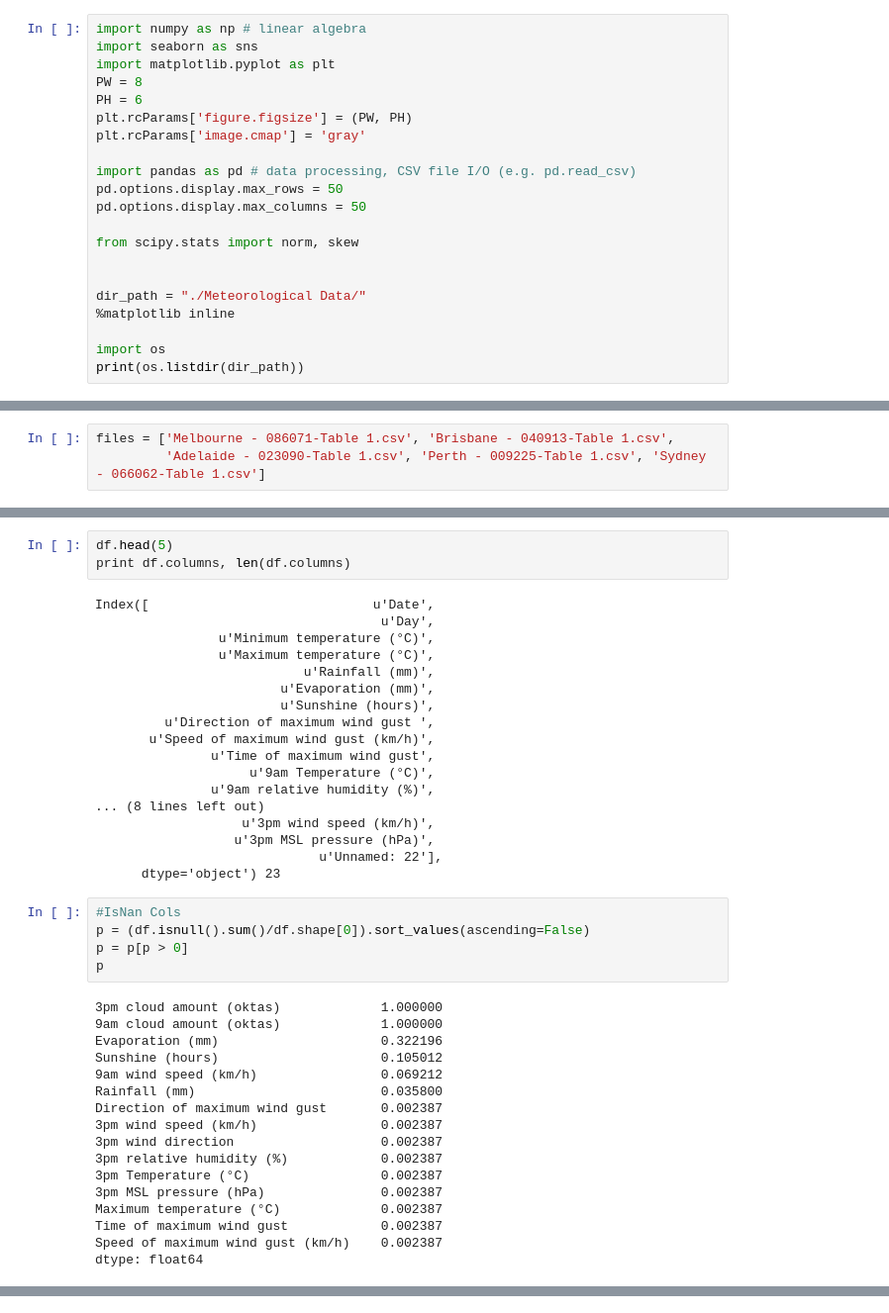
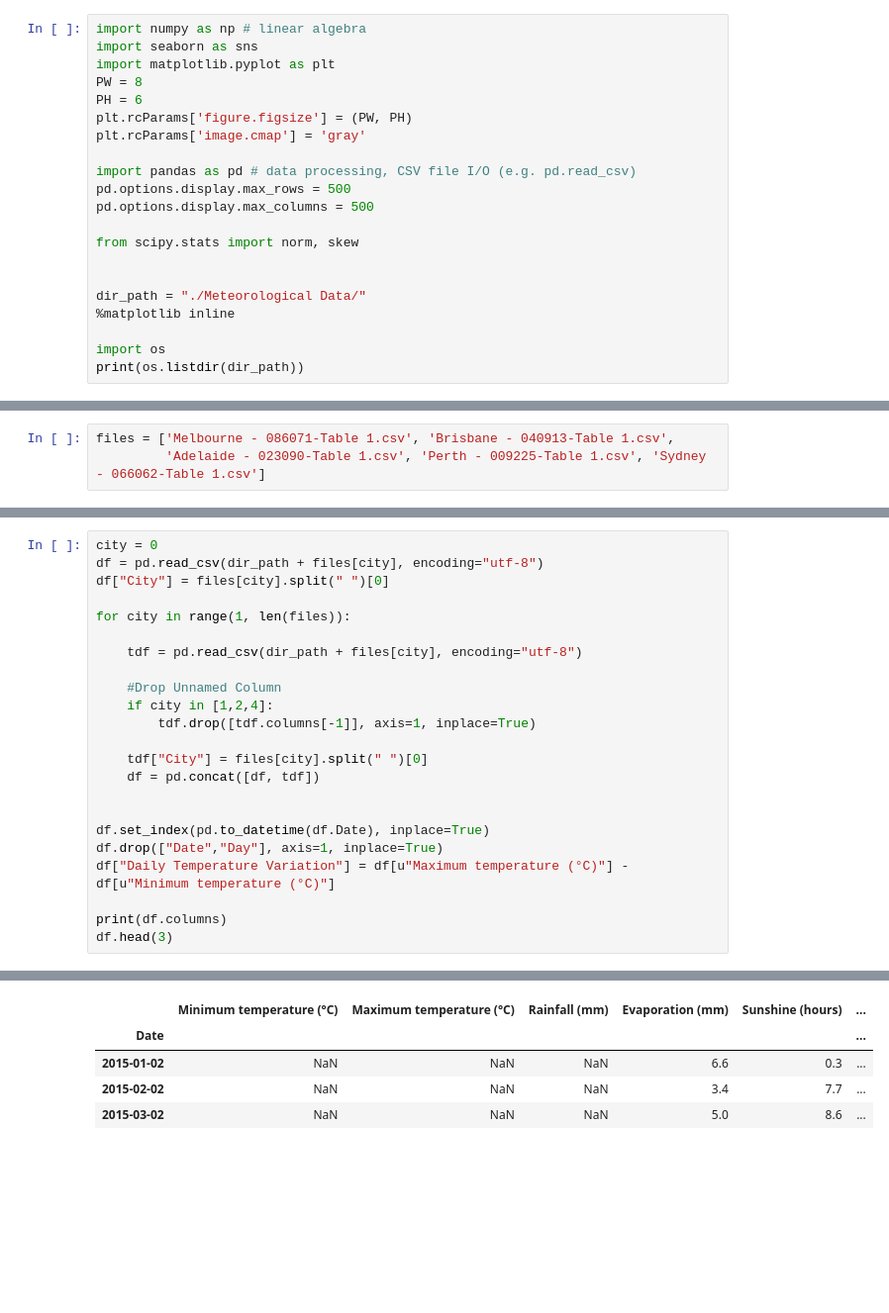
Before and after one commit to BrunnoRicci/bom-austraila, a Jupyter notebook: BOM_Australia.ipynb, the cells around one changed output, grey strips where cells are left out. Shown at 99% size. Saved outputs shown, nothing was run; the diff lists cells and outputs as text; blank space fills up the shorter version.

```diff
--- a/BOM_Australia.ipynb
+++ b/BOM_Australia.ipynb
@@ -8,8 +8,8 @@ plt.rcParams['figure.figsize'] = (PW, PH)
 plt.rcParams['image.cmap'] = 'gray'
 
 import pandas as pd # data processing, CSV file I/O (e.g. pd.read_csv)
-pd.options.display.max_rows = 50
-pd.options.display.max_columns = 50
+pd.options.display.max_rows = 500
+pd.options.display.max_columns = 500
 
 from scipy.stats import norm, skew
 
@@ -29,43 +27,24 @@ df = pd.read_csv(dir_path + files[2], encoding="utf-8")
-# %%
-df.head(5)
-print df.columns, len(df.columns)
-# %% [output]
-Index([                             u'Date',
-                                     u'Day',
-                u'Minimum temperature (°C)',
-                u'Maximum temperature (°C)',
-                           u'Rainfall (mm)',
-                        u'Evaporation (mm)',
-                        u'Sunshine (hours)',
-         u'Direction of maximum wind gust ',
-       u'Speed of maximum wind gust (km/h)',
-               u'Time of maximum wind gust',
-                    u'9am Temperature (°C)',
-               u'9am relative humidity (%)',
-... (8 lines left out)
-                   u'3pm wind speed (km/h)',
-                  u'3pm MSL pressure (hPa)',
-                             u'Unnamed: 22'],
-      dtype='object') 23
-# %%
-#IsNan Cols
-p = (df.isnull().sum()/df.shape[0]).sort_values(ascending=False)
-p = p[p > 0]
-p
-# %% [output]
-3pm cloud amount (oktas)             1.000000
-9am cloud amount (oktas)             1.000000
-Evaporation (mm)                     0.322196
-Sunshine (hours)                     0.105012
-9am wind speed (km/h)                0.069212
-Rainfall (mm)                        0.035800
-Direction of maximum wind gust       0.002387
-3pm wind speed (km/h)                0.002387
-3pm wind direction                   0.002387
-3pm relative humidity (%)            0.002387
-3pm Temperature (°C)                 0.002387
-3pm MSL pressure (hPa)               0.002387
-Maximum temperature (°C)             0.002387
-Time of maximum wind gust            0.002387
-Speed of maximum wind gust (km/h)    0.002387
-dtype: float64
+# %%
+city = 0
+df = pd.read_csv(dir_path + files[city], encoding="utf-8")
+df["City"] = files[city].split(" ")[0]
+
+for city in range(1, len(files)):
+
+    tdf = pd.read_csv(dir_path + files[city], encoding="utf-8")
+
+    #Drop Unnamed Column
+    if city in [1,2,4]:
+        tdf.drop([tdf.columns[-1]], axis=1, inplace=True)
+
+    tdf["City"] = files[city].split(" ")[0]
+    df = pd.concat([df, tdf])
+
+
+df.set_index(pd.to_datetime(df.Date), inplace=True)
+df.drop(["Date","Day"], axis=1, inplace=True)
+df["Daily Temperature Variation"] = df[u"Maximum temperature (°C)"] - df[u"Minimum temperature (°C)"]
+
+print(df.columns)
+df.head(3)
+# %% [output]
@@ -71,0 +68,5 @@ dtype: float64
+|  | Minimum temperature (°C) | Maximum temperature (°C) | Rainfall (mm) | Evaporation (mm) | Sunshine (hours) | ... |
+| Date |  |  |  |  |  | ... |
+| 2015-01-02 | NaN | NaN | NaN | 6.6 | 0.3 | ... |
+| 2015-02-02 | NaN | NaN | NaN | 3.4 | 7.7 | ... |
+| 2015-03-02 | NaN | NaN | NaN | 5.0 | 8.6 | ... |
```
Also changed, not shown: parts of 11 cells of this notebook.
